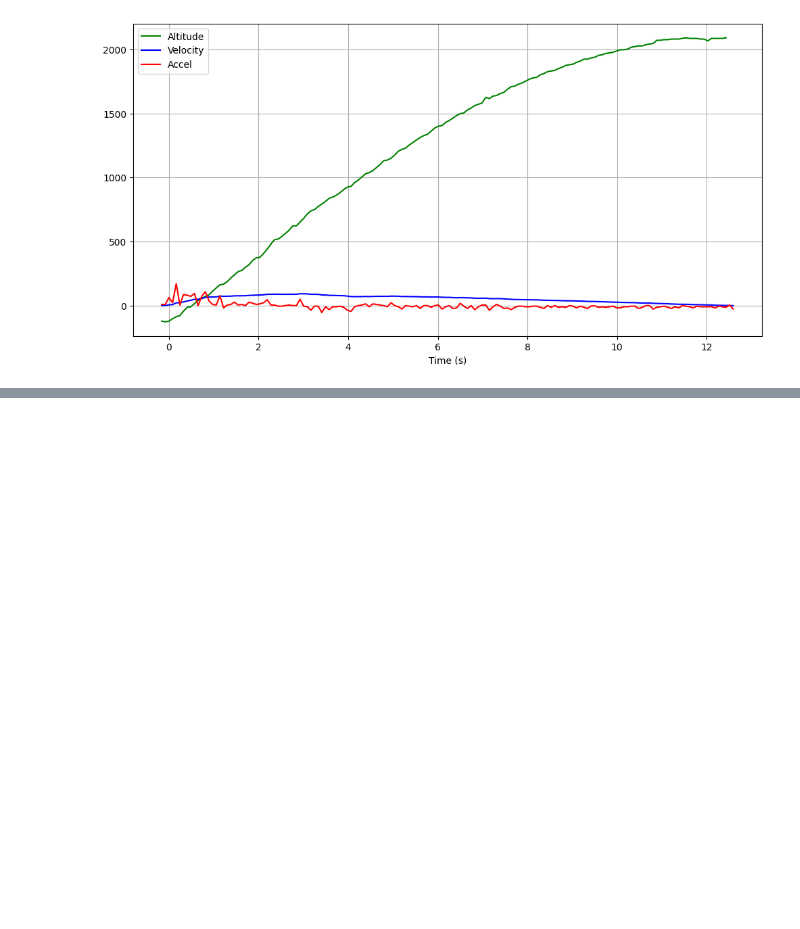
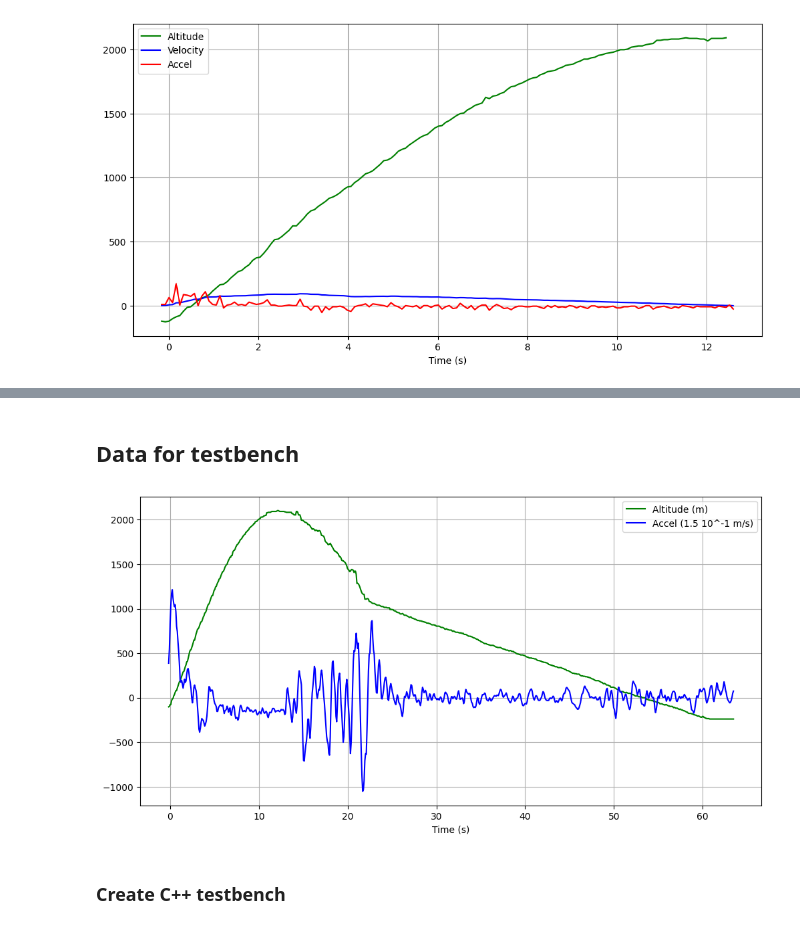
Before and after one commit to Jhertter/Flight-Computer-2025, a Jupyter notebook: 2024_lanin_data/data_from_photo.ipynb, the cells around one changed output, grey strips where cells are left out. Saved outputs shown, nothing was run; the diff lists cells and outputs as text; code cells hidden in the pictures; blank space fills up the shorter version.

```diff
--- a/2024_lanin_data/data_from_photo.ipynb
+++ b/2024_lanin_data/data_from_photo.ipynb
@@ -142,0 +193,19 @@ plt.show()
+# %% [markdown]
+## Data for testbench
+# %%
+altitude_tb = df_clean['Altitude (m)']
+velocity_tb = savgol_filter(df_clean['Velocity (m/s)'], window_length=11, polyorder=3)
+acceleration_tb = np.gradient(velocity, 0.08125)
+
+plt.figure(figsize=(12, 6))
+plt.plot(df_clean['Time (s)'], altitude_tb, label='Altitude (m)', color='green')
+plt.plot(df_clean['Time (s)'], acceleration_tb*15, label='Accel (1.5 10^-1 m/s)', color='blue')
+
+plt.xlabel('Time (s)')
+plt.grid(True)
+plt.legend()
+plt.show()
+# %% [output]
+[figure, added]
+# %% [markdown]
+### Create C++ testbench
```
Also changed, not shown: parts of 12 cells of this notebook, 13 other files.
